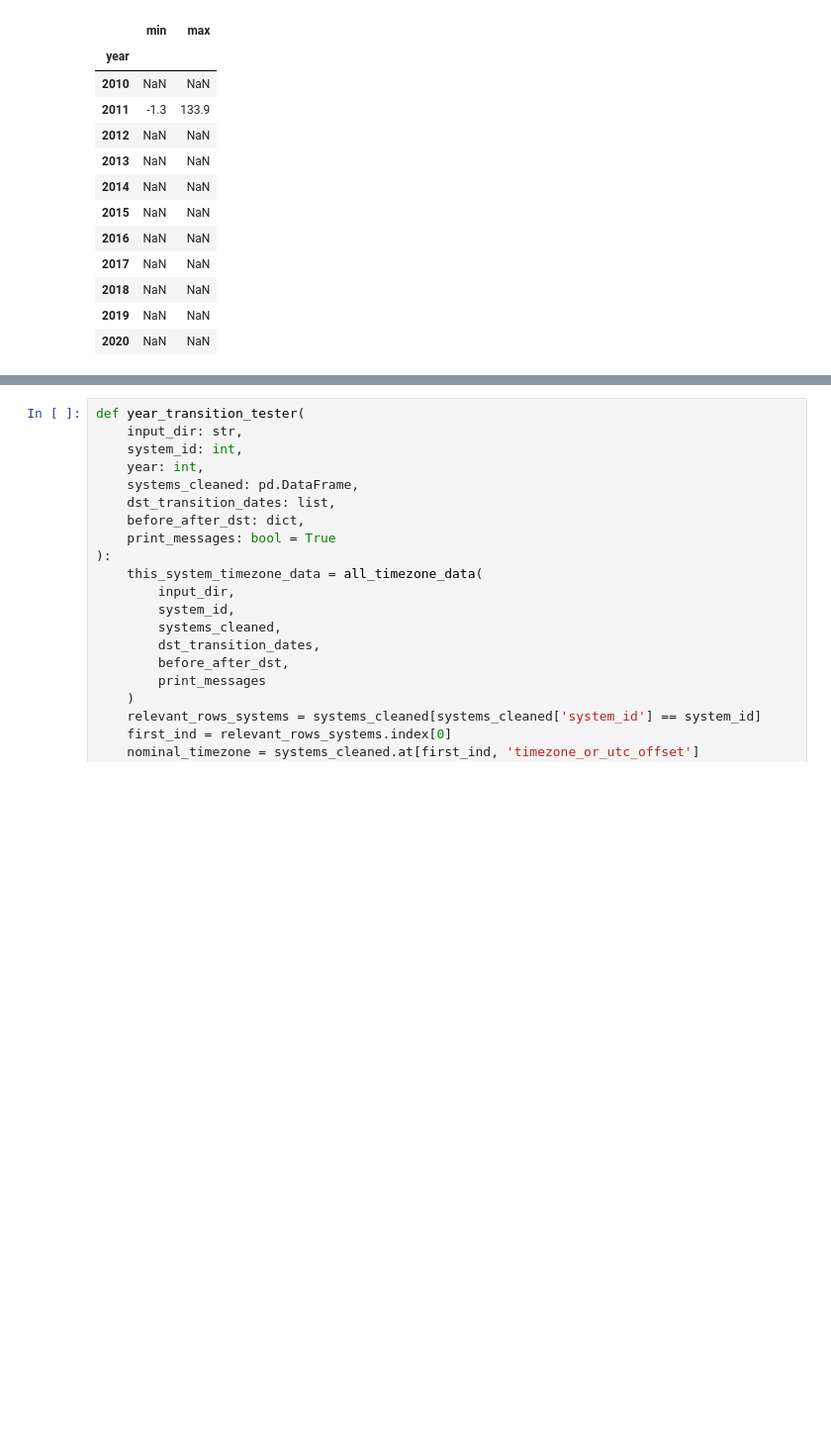
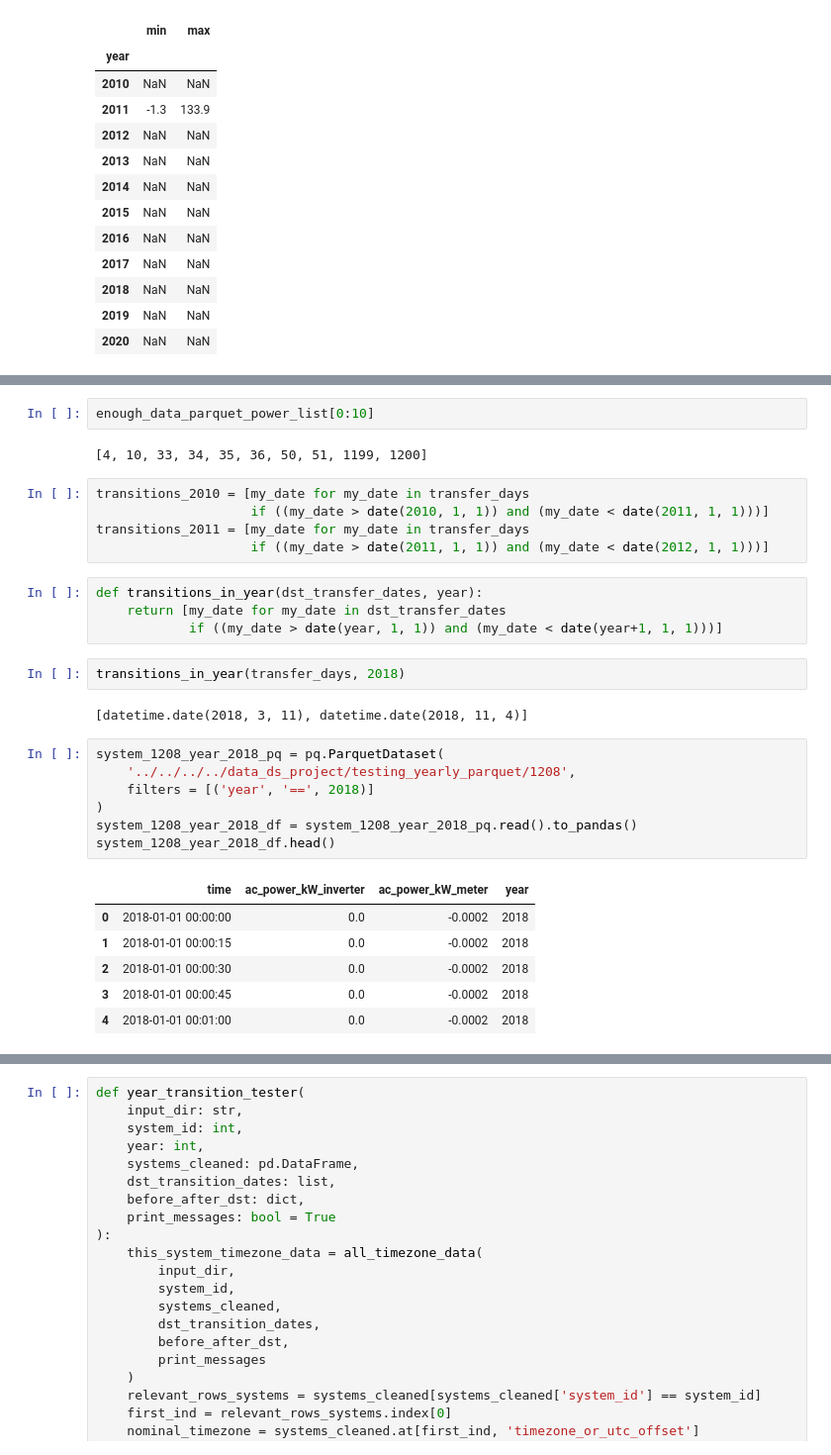
Before and after one commit to Erdos-Projects/predicting-day-ahead-solar-power-production, a Jupyter notebook: src/data/weather/pvlib_practice_CEB.ipynb, the cells around one changed output, grey strips where cells are left out. Shown at 99% size. Drawn from its saved outputs; the diff is of its cells as text; blank space fills up the shorter version.

```diff
--- a/src/data/weather/pvlib_practice_CEB.ipynb
+++ b/src/data/weather/pvlib_practice_CEB.ipynb
@@ -1668,0 +1754,31 @@ def starting_hour_consistency(
+# %%
+enough_data_parquet_power_list[0:10]
+# %% [output]
+[4, 10, 33, 34, 35, 36, 50, 51, 1199, 1200]
+# %%
+transitions_2010 = [my_date for my_date in transfer_days
+                    if ((my_date > date(2010, 1, 1)) and (my_date < date(2011, 1, 1)))]
+transitions_2011 = [my_date for my_date in transfer_days
+                    if ((my_date > date(2011, 1, 1)) and (my_date < date(2012, 1, 1)))]
+# %%
+def transitions_in_year(dst_transfer_dates, year):
+    return [my_date for my_date in dst_transfer_dates
+            if ((my_date > date(year, 1, 1)) and (my_date < date(year+1, 1, 1)))]
+# %%
+transitions_in_year(transfer_days, 2018)
+# %% [output]
+[datetime.date(2018, 3, 11), datetime.date(2018, 11, 4)]
+# %%
+system_1208_year_2018_pq = pq.ParquetDataset(
+    '../../../../data_ds_project/testing_yearly_parquet/1208',
+    filters = [('year', '==', 2018)]
+)
+system_1208_year_2018_df = system_1208_year_2018_pq.read().to_pandas()
+system_1208_year_2018_df.head()
+# %% [output]
+|  | time | ac_power_kW_inverter | ac_power_kW_meter | year |
+| 0 | 2018-01-01 00:00:00 | 0.0 | -0.0002 | 2018 |
+| 1 | 2018-01-01 00:00:15 | 0.0 | -0.0002 | 2018 |
+| 2 | 2018-01-01 00:00:30 | 0.0 | -0.0002 | 2018 |
+| 3 | 2018-01-01 00:00:45 | 0.0 | -0.0002 | 2018 |
+| 4 | 2018-01-01 00:01:00 | 0.0 | -0.0002 | 2018 |
```
Also changed, not shown: parts of 21 cells of this notebook, 5 other files.
